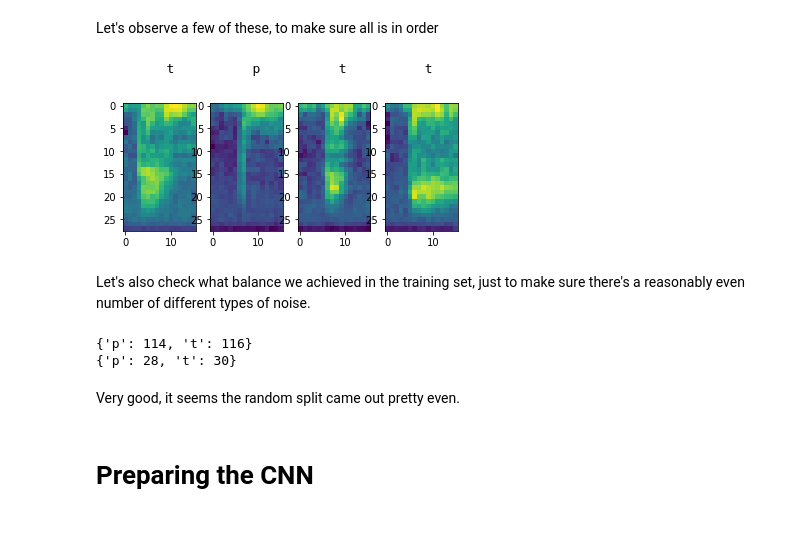
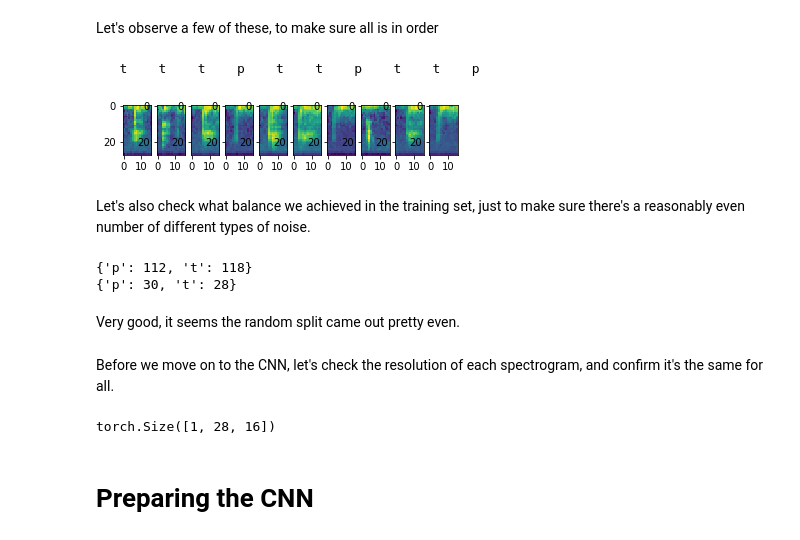
Before and after one commit to tremol/beatbot-noise-control, a Jupyter notebook: Noises - cleaning and training.ipynb, the cells around one changed output. Saved outputs shown, nothing was run; the diff lists cells and outputs as text; code cells hidden in the pictures.

Commit message:
created and trained a successful CNN

```diff
--- a/Noises - cleaning and training.ipynb
+++ b/Noises - cleaning and training.ipynb
@@ -62,8 +62,10 @@ print("Duration shown:", duration / frame_rate['t'])
 # play the sample. sounddevice is easier to use than pydub for this
 import sounddevice as sd
 data = t_example / 10
-sd.play(data, fs)
-sd.wait()
+fr = frame_rate['t']
+if False:
+    sd.play(data, fr)
+    sd.wait()
 
 start    = 47000
 duration = 10000
@@ -75,7 +77,8 @@ p_example.plot()
 print("Duration shown:", duration / frame_rate['t'])
 
 data = p_example / 10
-sd.play(data, fs)
+if False:
+    sd.play(data, fr)
 # %% [output]
 Duration shown: 0.22675736961451248
 Duration shown: 0.22675736961451248
@@ -197,8 +200,9 @@ for n in noises:
     fr = frame_rate[n]
     for obs_label, obs_data in noises_isolated[n].iteritems():
         obs_data /= 10
-        sd.play(obs_data, fs)
-        sd.wait()
+        if False:
+            sd.play(obs_data, fs)
+            sd.wait()
 # %% [markdown]
 # Classification by spectrograms
 # %% [markdown]
@@ -279,8 +286,11 @@ noise_int_to_str, all_spectrograms, all_spectrogram_labels, i = {}, [], [], 0
 for n in noise_spectrograms:
     noise_int_to_str[i] = n
     all_spectrograms += noise_spectrograms[n]
-    spectrogram_labels += [i] * len(all_spectrograms)
+    all_spectrogram_labels += [i] * len(all_spectrograms)
     i += 1
+
+# the CNN will expect the first tensor dimension to be the channel
+all_spectrograms = [ s.unsqueeze(0) for s in all_spectrograms ]
 
 class NoisesDataset(Dataset):
     """Noises dataset."""
@@ -300,7 +310,7 @@ class NoisesDataset(Dataset):
 
         # Load data and get label
         X = all_spectrograms[spectrogram_index]
-        y = spectrogram_labels[spectrogram_index]
+        y = all_spectrogram_labels[spectrogram_index]
 
         return X, y
 # %% [markdown]
@@ -313,30 +323,33 @@ test_size = len(full_dataset) - train_size
 train_dataset, test_dataset = torch.utils.data.random_split(full_dataset, [train_size, test_size])
 
 train_params = {
-    'batch_size': 4,
+    'batch_size': 10,
     'shuffle': True,
     'num_workers': 1,
 }
 train_loader = DataLoader(dataset=train_dataset, **train_params)
-test_loader = DataLoader(dataset=train_dataset)
+test_loader = DataLoader(dataset=test_dataset)
 # %% [markdown]
 Let's observe a few of these, to make sure all is in order
 # %%
 # get some random training spectrograms
 train_dataiter = iter(train_loader)
 spectrograms, labels = train_dataiter.next()
 batch_size = train_params['batch_size']
 
 # show spectrograms
 fig, ax = plt.subplots(1, batch_size)
 for i in range(len(spectrograms)):
-    ax[i].imshow(spectrograms[i].numpy())
+    if batch_size == 1:
+        ax.imshow(spectrograms[i][0].numpy()) # the 0 selects the first (only) channel
+    else:
+        ax[i].imshow(spectrograms[i][0].numpy()) # the 0 selects the first (only) channel
 
 # print labels
-print(' '.join('%10s' % noise_int_to_str[labels[j].item()] for j in range(batch_size)))
+print(' '.join('%4s' % noise_int_to_str[labels[j].item()] for j in range(batch_size)))
 # %% [output]
-         t          p          t          t
+   t    t    t    p    t    t    p    t    t    p
-[figure, old version]
+[figure, new version]
 # %% [markdown]
 Let's also check what balance we achieved in the training set, just to make sure there's a reasonably even number of different types of noise.
 # %%
@@ -352,10 +365,21 @@ def count_noise_types_in_dataset(dataset):
 print(count_noise_types_in_dataset(train_dataset))
 print(count_noise_types_in_dataset(test_dataset))
 # %% [output]
-{'p': 114, 't': 116}
-{'p': 28, 't': 30}
+{'p': 112, 't': 118}
+{'p': 30, 't': 28}
 # %% [markdown]
 Very good, it seems the random split came out pretty even.
+# %% [markdown]
+Before we move on to the CNN, let's check the resolution of each spectrogram, and confirm it's the same for all.
+# %%
+image_size = full_dataset[0][0].size() # first image of first batch
+for s, l in full_dataset:
+    if s.size() != image_size:
+        print("Image size does not match.")
+
+print(image_size)
+# %% [output]
+torch.Size([1, 28, 16])
 # %% [markdown]
 # Preparing the CNN
 # %% [markdown]
```
Also changed, not shown: parts of 18 cells of this notebook.
